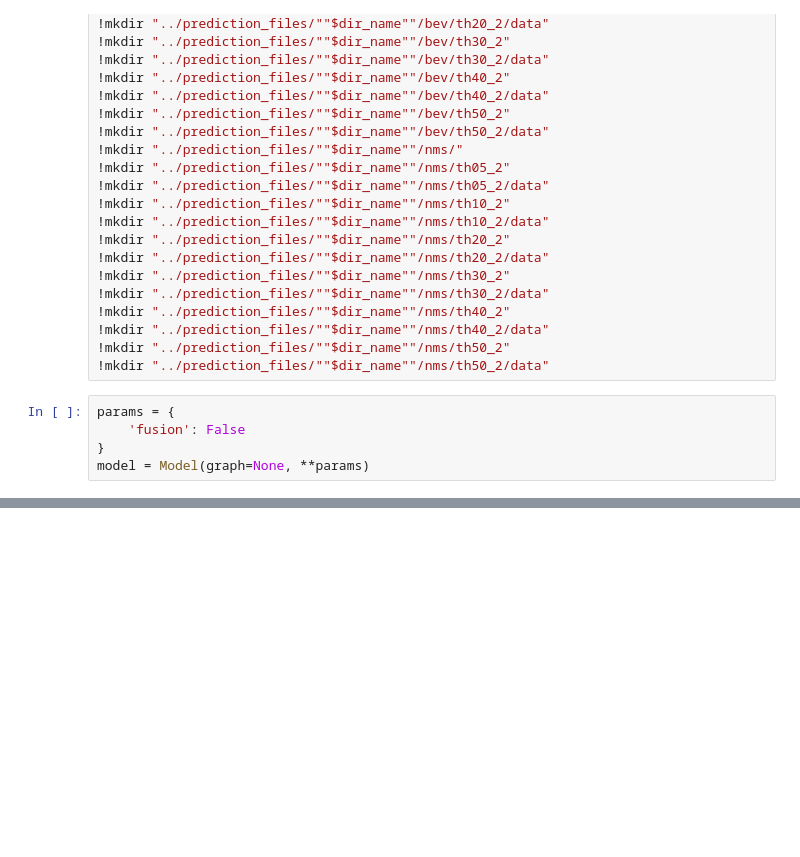
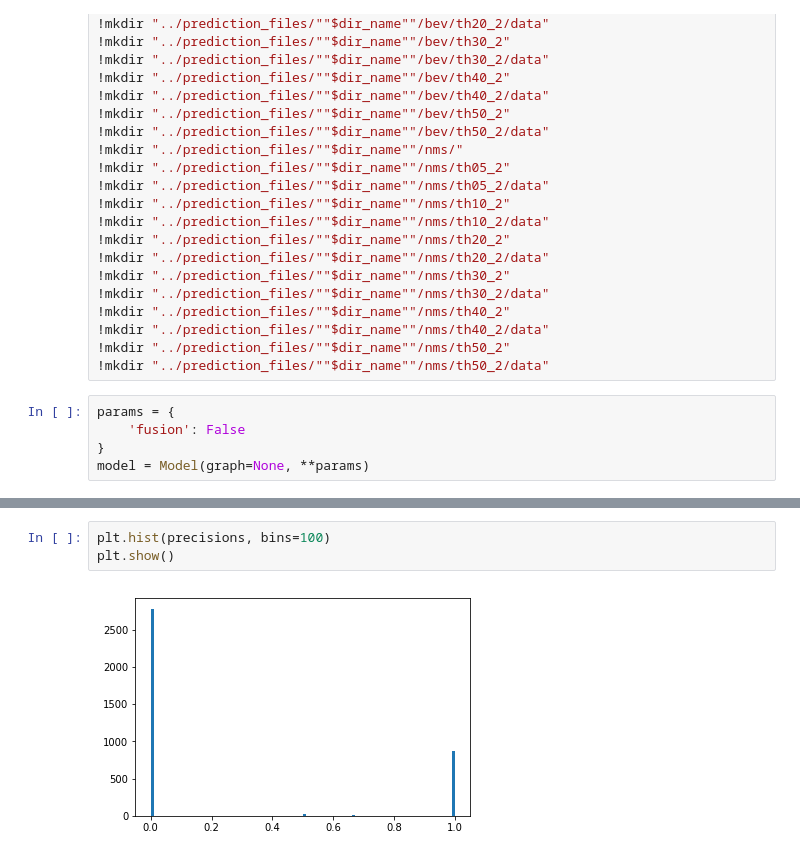
Before and after one commit to marmohamed/Multi-Modal-Fusion-For-3d-Object-Detection, a Jupyter notebook: src/Notebooks/write_predictions_new.ipynb, the cells around one changed output, grey strips where cells are left out. Saved outputs shown, nothing was run; the diff lists cells and outputs as text; blank space fills up the shorter version.

```diff
--- a/src/Notebooks/write_predictions_new.ipynb
+++ b/src/Notebooks/write_predictions_new.ipynb
@@ -646,0 +691,5 @@ i =  3600
+# %%
+plt.hist(precisions, bins=100)
+plt.show()
+# %% [output]
+[figure, added]
```
Also changed, not shown: parts of 29 cells of this notebook, 4 other files.
